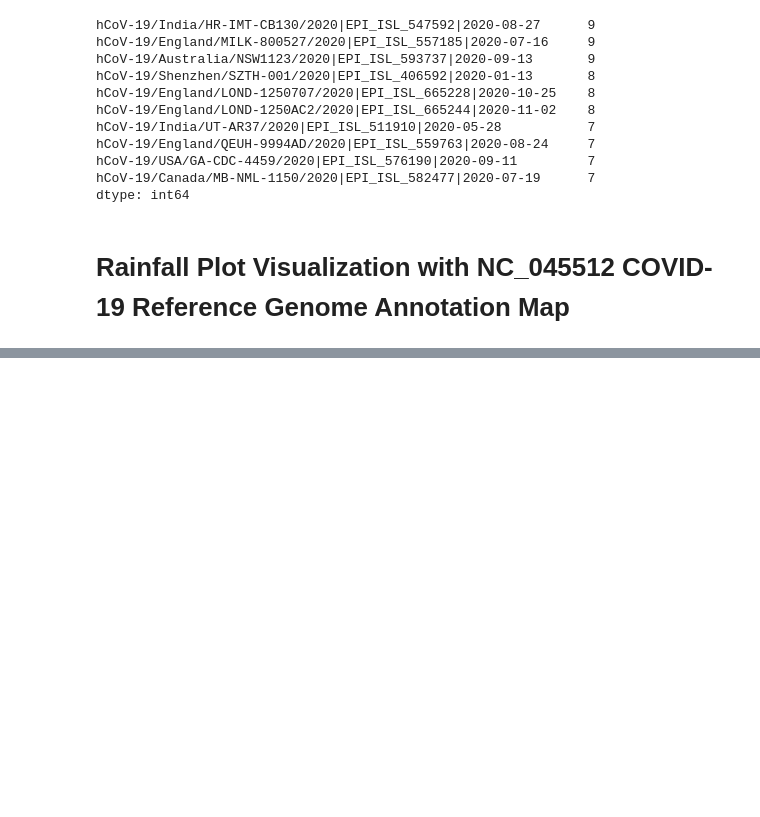
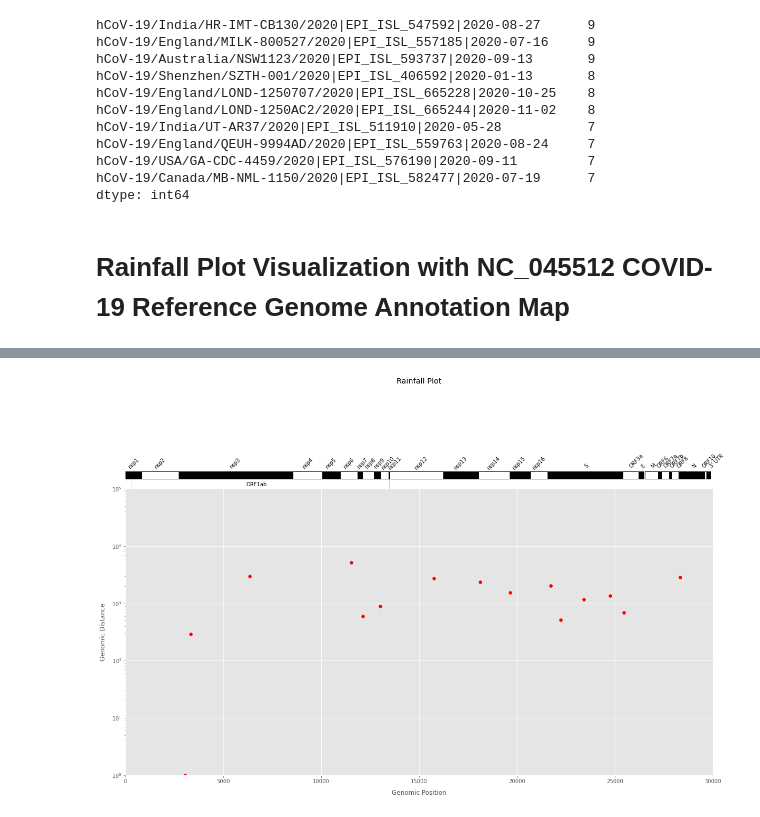
Before and after one commit to davidchen0420/Mutation_Signature, a Jupyter notebook: Clade_Analysis/Clade_Analysis.ipynb, the cells around one changed output, grey strips where cells are left out. Saved outputs shown, nothing was run; the diff lists cells and outputs as text; code cells hidden in the pictures; blank space fills up the shorter version.

```diff
--- a/Clade_Analysis/Clade_Analysis.ipynb
+++ b/Clade_Analysis/Clade_Analysis.ipynb
@@ -515,0 +592,4 @@ rainfall_plot(clade="O", aaf_limit=0.005)
+# %%
+rainfall_plot(clade="L", aaf_limit=0.005)
+# %% [output]
+[figure, added]
```
Also changed, not shown: parts of 13 cells of this notebook, 13 other files.
